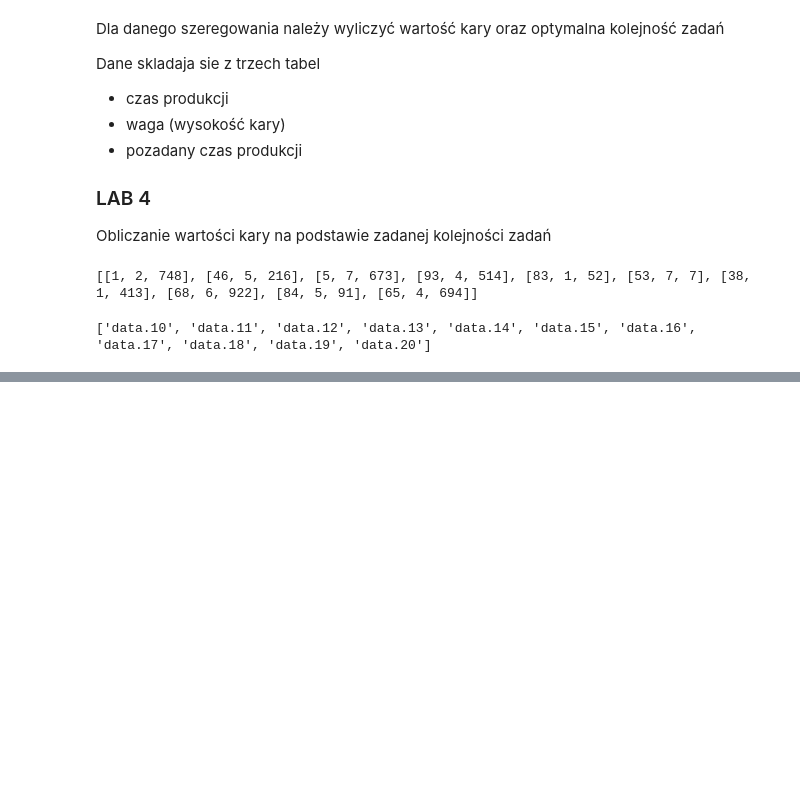
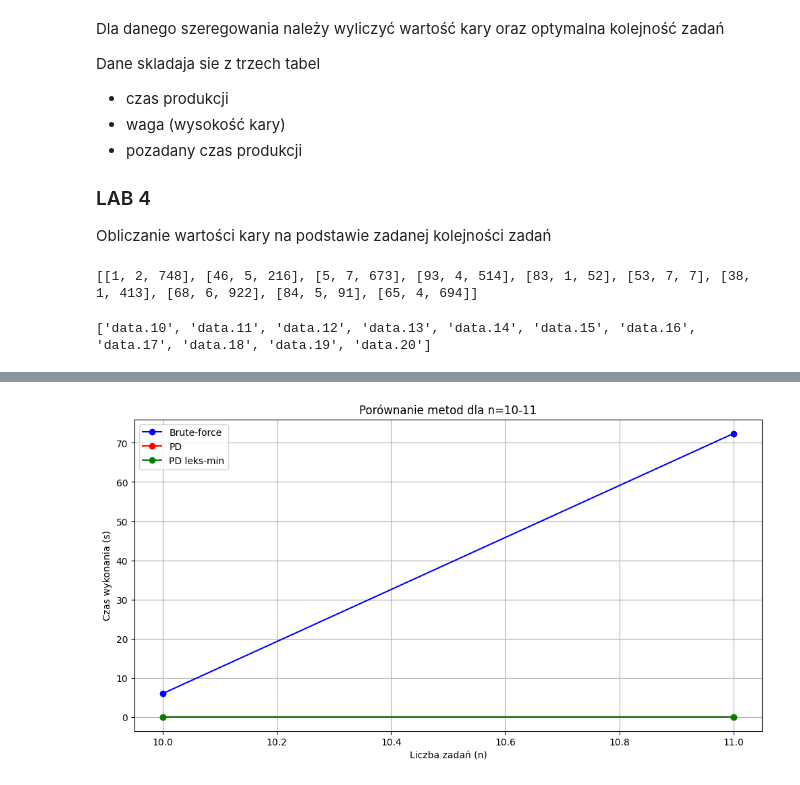
Before and after one commit to huskyybtw/ISA-Optymalizacja-Procesow-Dyskretnych, a Jupyter notebook: WiTi/WiTi.ipynb, the cells around one changed output, grey strips where cells are left out. Saved outputs shown, nothing was run; the diff lists cells and outputs as text; code cells hidden in the pictures; blank space fills up the shorter version.

```diff
--- a/WiTi/WiTi.ipynb
+++ b/WiTi/WiTi.ipynb
@@ -44,11 +44,14 @@ print(data_names)
 def calculate_raw(data):
     penalty = 0
     time = 0
-
+    order = []
     for i in range(len(data)):
-        time += data[i][0]  # dodaj czas trwania zadania
-        delay = max(0, time - data[i][2])  # opóźnienie = (czas zakończenia - deadline) lub 0
-        penalty += data[i][1] * delay  # kara: waga * opóźnienie
-    return penalty
-print(calculate_raw(load_data("data.11")))
+        time += data[i][0]
+        delay = max(0, time - data[i][2])
+        penalty += data[i][1] * delay
+    return penalty, data
+data = load_data("data.11")
+penalty, order = calculate_raw(data)
+print("Najlepsza kara:", penalty)
+print("Najlepsza kolejność:" + "".join(str(i + 1) + " " for i in range(len(order))))
 # %% [output]
@@ -103,0 +206,71 @@ Optymalna kolejność zadań: [5, 8, 1, 10, 4, 6, 9, 3, 7, 2, 0]
+# %%
+import time
+import matplotlib.pyplot as plt
+import numpy as np
+from scipy.optimize import curve_fit
+
+def factorial_model(n, a, b):
+    return a * np.array([np.math.factorial(int(x)) for x in n]) + b
+
+def compare_methods_split_plots():
+    data_sizes = list(range(10, 21))
+    bf_times = []
+    pd_times = []
+    pd_lex_times = []
+
+    exact_bf_measurements = {}
+    for n in [10, 11]:
+        tasks = load_data(f"data.{n}")
+        start = time.time()
+        calculate_brute_force(tasks)
+        exact_bf_measurements[n] = time.time() - start
+
+    n_values = np.array(list(exact_bf_measurements.keys()))
+    times = np.array(list(exact_bf_measurements.values()))
+    popt, _ = curve_fit(factorial_model, n_values, times)
+
+    for n in data_sizes:
+        tasks = load_data(f"data.{n}")
+
+        start = time.time()
+        calculate_pd(tasks)
+        pd_times.append(time.time() - start)
+
+        start = time.time()
+        calculate_pd_lex_min(tasks)
+        pd_lex_times.append(time.time() - start)
+
+        if n in exact_bf_measurements:
+            bf_times.append(exact_bf_measurements[n])
+        else:
+            bf_times.append(factorial_model(np.array([n]), *popt)[0])
+
+    small_n = data_sizes[:2]
+    large_n = data_sizes[2:]
+
+    plt.figure(figsize=(12, 6))
+    plt.plot(small_n, bf_times[:2], 'b-o', label='Brute-force')
+    plt.plot(small_n, pd_times[:2], 'r-o', label='PD')
+    plt.plot(small_n, pd_lex_times[:2], 'g-o', label='PD leks-min')
+    plt.xlabel('Liczba zadań (n)')
+    plt.ylabel('Czas wykonania (s)')
+    plt.title('Porównanie metod dla n=10-11')
+    plt.legend()
+    plt.grid()
+    plt.show()
+
+    plt.figure(figsize=(12, 6))
+    plt.plot(large_n, bf_times[2:], 'b--', label='Brute-force (aproksymacja)')
+    plt.plot(large_n, pd_times[2:], 'r-o', label='PD')
+    plt.plot(large_n, pd_lex_times[2:], 'g-o', label='PD leks-min')
+    plt.xlabel('Liczba zadań (n)')
+    plt.ylabel('Czas wykonania (s)')
+    plt.title('Porównanie metod dla n=12-20')
+    plt.yscale('log')
+    plt.legend()
+    plt.grid()
+    plt.show()
+
+compare_methods_split_plots()
+# %% [output]
+[figure, added]
```
Also changed, not shown: parts of 6 cells of this notebook, 2 other files.
